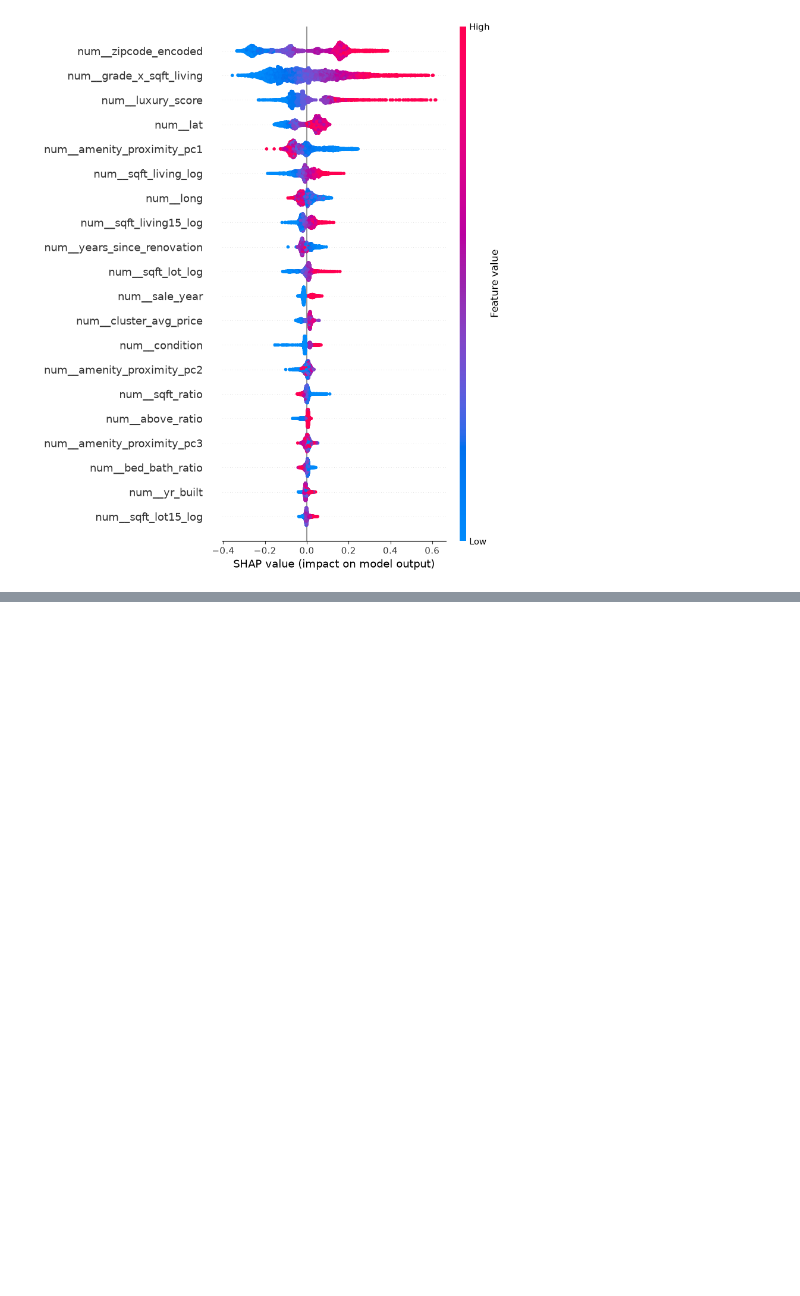
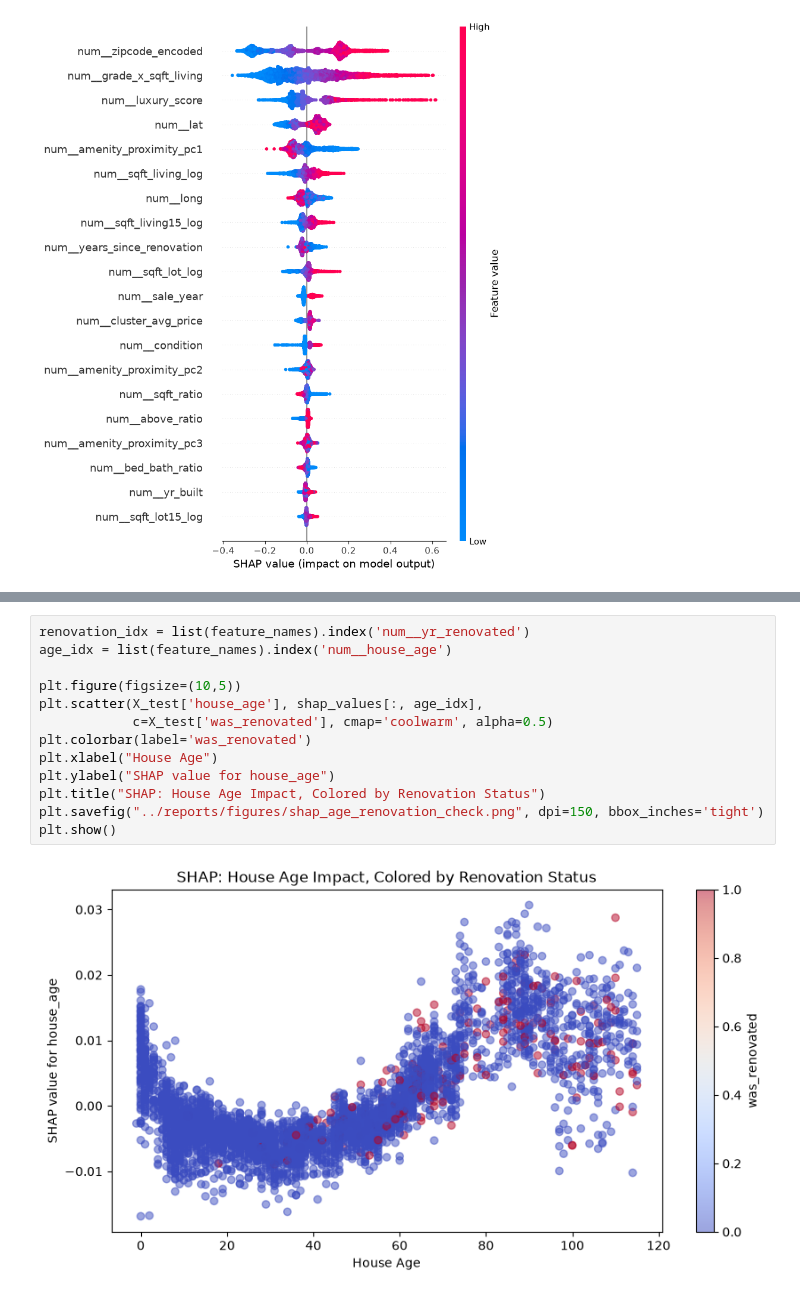
Before and after one commit to reetam-dutta-24/real-estate-price-prediction, a Jupyter notebook: notebooks/03_modeling.ipynb, the cells around one changed output, grey strips where cells are left out. Saved outputs shown, nothing was run; the diff lists cells and outputs as text; blank space fills up the shorter version.

```diff
--- a/notebooks/03_modeling.ipynb
+++ b/notebooks/03_modeling.ipynb
@@ -292,0 +307,15 @@ plt.show()
+# %%
+renovation_idx = list(feature_names).index('num__yr_renovated')
+age_idx = list(feature_names).index('num__house_age')
+
+plt.figure(figsize=(10,5))
+plt.scatter(X_test['house_age'], shap_values[:, age_idx],
+            c=X_test['was_renovated'], cmap='coolwarm', alpha=0.5)
+plt.colorbar(label='was_renovated')
+plt.xlabel("House Age")
+plt.ylabel("SHAP value for house_age")
+plt.title("SHAP: House Age Impact, Colored by Renovation Status")
+plt.savefig("../reports/figures/shap_age_renovation_check.png", dpi=150, bbox_inches='tight')
+plt.show()
+# %% [output]
+[figure, added]
```
Also changed, not shown: parts of 2 cells of this notebook, 2 other files.
